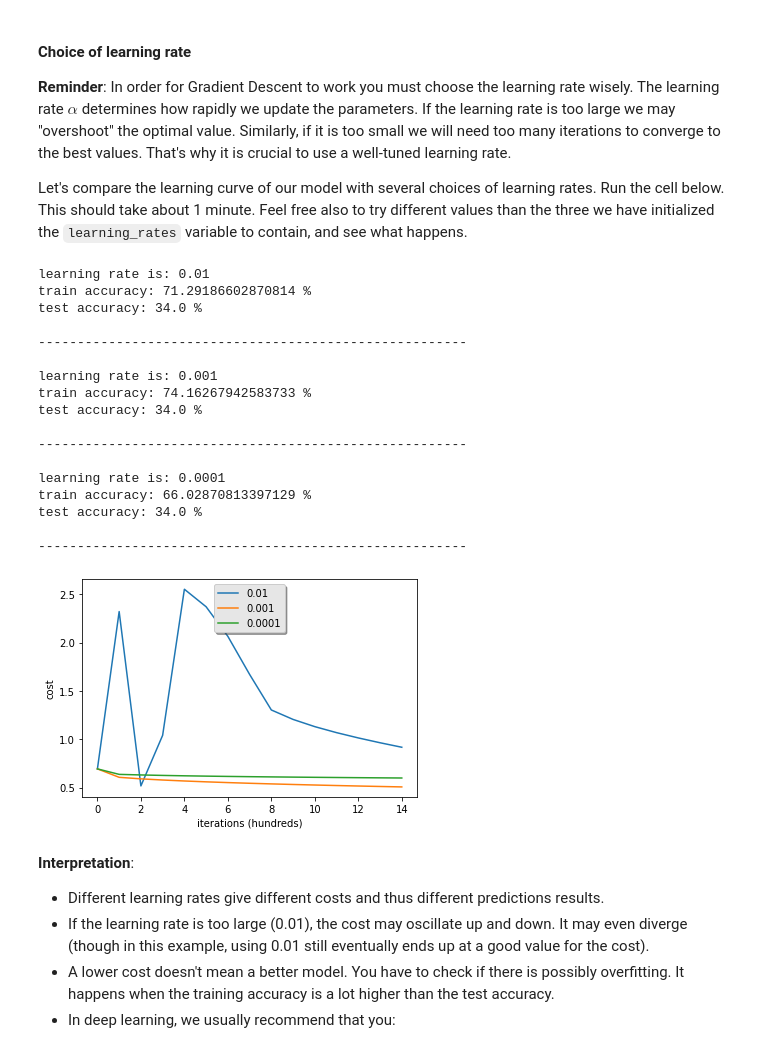
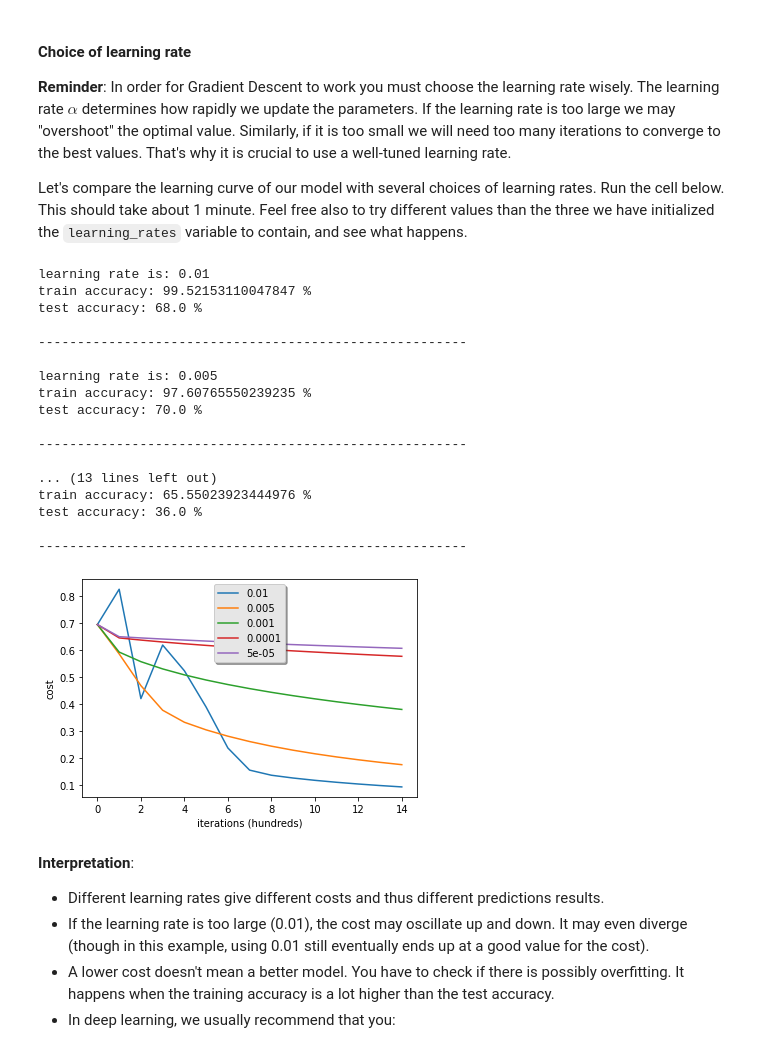
Before and after one commit to vmakieienko/coursera-deep-learning-specialization, a Jupyter notebook: C1 - Neural Networks and Deep Learning/Week 2/Logistic Regression as a Neural Network/Logistic_Regression_with_a_Neural_Network_mindset_v6a.ipynb, the cells around one changed output. Drawn from its saved outputs; the diff is of its cells as text; code cells hidden in the pictures.

```diff
--- a/C1 - Neural Networks and Deep Learning/Week 2/Logistic Regression as a Neural Network/Logistic_Regression_with_a_Neural_Network_mindset_v6a.ipynb
+++ b/C1 - Neural Networks and Deep Learning/Week 2/Logistic Regression as a Neural Network/Logistic_Regression_with_a_Neural_Network_mindset_v6a.ipynb
@@ -443,6 +455,7 @@ def optimize(w, b, X, Y, num_iterations, learning_rate, print_cost = False):
 
         # Cost and gradient calculation (≈ 1-4 lines of code)
         ### START CODE HERE ###
+        grads, cost = propagate(w, b, X, Y)
         ### END CODE HERE ###
 
         # Retrieve derivatives from grads
@@ -451,11 +464,14 @@ def optimize(w, b, X, Y, num_iterations, learning_rate, print_cost = False):
 
         # update rule (≈ 2 lines of code)
         ### START CODE HERE ###
+        w = w - learning_rate * dw
+        b = b - learning_rate * db
         ### END CODE HERE ###
 
         # Record the costs
         if i % 100 == 0:
             costs.append(cost)
+        # costs.append(cost)
 
         # Print the cost every 100 training iterations
         if print_cost and i % 100 == 0:
@@ -469,7 +485,7 @@ def optimize(w, b, X, Y, num_iterations, learning_rate, print_cost = False):
 
     return params, grads, costs
 # %%
-params, grads, costs = optimize(w, b, X, Y, num_iterations= 100, learning_rate = 0.009, print_cost = False)
+params, grads, costs = optimize(w, b, X, Y, num_iterations= 20000, learning_rate = 0.009, print_cost = False)
 
 print ("w = " + str(params["w"]))
 print ("b = " + str(params["b"]))
@@ -537,6 +553,7 @@ def predict(w, b, X):
 
     # Compute vector "A" predicting the probabilities of a cat being present in the picture
     ### START CODE HERE ### (≈ 1 line of code)
+    A = sigmoid(w.T.dot(X) + b)
     ### END CODE HERE ###
 
     #### WORKING SOLUTION 1: USING IF ELSE ####
@@ -619,15 +636,21 @@ def model(X_train, Y_train, X_test, Y_test, num_iterations = 2000, learning_rate
     ### START CODE HERE ###
 
     # initialize parameters with zeros (≈ 1 line of code)
+    w, b = initialize_with_zeros(X_train.shape[0])
 
     # Gradient descent (≈ 1 line of code)
+    params, grads, costs = optimize(w, b, X_train, Y_train, num_iterations, learning_rate)
 
     # Retrieve parameters w and b from dictionary "parameters"
+    w = params["w"]
+    b = params["b"]
 
     # Predict test/train set examples (≈ 2 lines of code)
 
+
     ### END CODE HERE ###
-
+    Y_prediction_train = predict(w, b, X_train).astype(int)
+    Y_prediction_test = predict(w, b, X_test).astype(int)
     # Print train/test Errors
     print("train accuracy: {} %".format(100 - np.mean(np.abs(Y_prediction_train - Y_train)) * 100))
     print("test accuracy: {} %".format(100 - np.mean(np.abs(Y_prediction_test - Y_test)) * 100))
@@ -708,42 +731,42 @@ In order for Gradient Descent to work you must choose the learning rate wisely.
 
 Let's compare the learning curve of our model with several choices of learning rates. Run the cell below. This should take about 1 minute. Feel free also to try different values than the three we have initialized the `learning_rates` variable to contain, and see what happens.
 # %%
-learning_rates = [0.01, 0.001, 0.0001]
+learning_rates = [0.01, 0.005, 0.001, 0.0001, 0.00005]
 models = {}
 for i in learning_rates:
     print ("learning rate is: " + str(i))
     models[str(i)] = model(train_set_x, train_set_y, test_set_x, test_set_y, num_iterations = 1500, learning_rate = i, print_cost = False)
     print ('\n' + "-------------------------------------------------------" + '\n')
 
 for i in learning_rates:
     plt.plot(np.squeeze(models[str(i)]["costs"]), label= str(models[str(i)]["learning_rate"]))
 
 plt.ylabel('cost')
 plt.xlabel('iterations (hundreds)')
 
 legend = plt.legend(loc='upper center', shadow=True)
 frame = legend.get_frame()
 frame.set_facecolor('0.90')
 plt.show()
 # %% [output]
 learning rate is: 0.01
-train accuracy: 71.29186602870814 %
-test accuracy: 34.0 %
+train accuracy: 99.52153110047847 %
+test accuracy: 68.0 %
 
 -------------------------------------------------------
 
-learning rate is: 0.001
-train accuracy: 74.16267942583733 %
-test accuracy: 34.0 %
+learning rate is: 0.005
+train accuracy: 97.60765550239235 %
+test accuracy: 70.0 %
 
 -------------------------------------------------------
 
-learning rate is: 0.0001
-train accuracy: 66.02870813397129 %
-test accuracy: 34.0 %
+... (13 lines left out)
+train accuracy: 65.55023923444976 %
+test accuracy: 36.0 %
 
 -------------------------------------------------------
-[figure, old version]
+[figure, new version]
 # %% [markdown]
 **Interpretation**:
 - Different learning rates give different costs and thus different predictions results.
```
Also changed, not shown: parts of 13 cells of this notebook, 2 other files.
